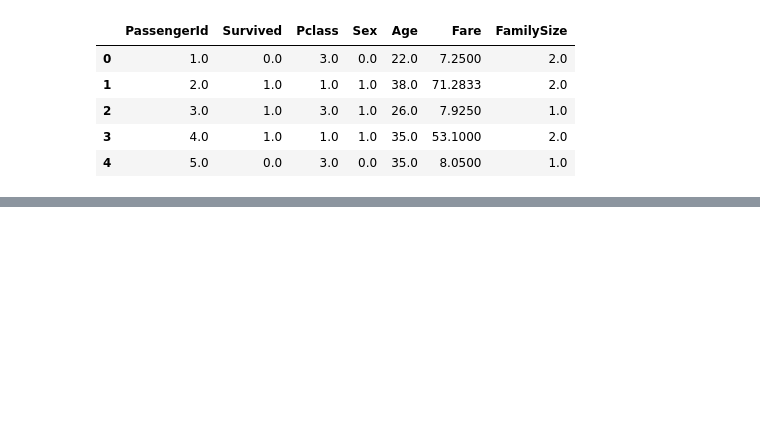
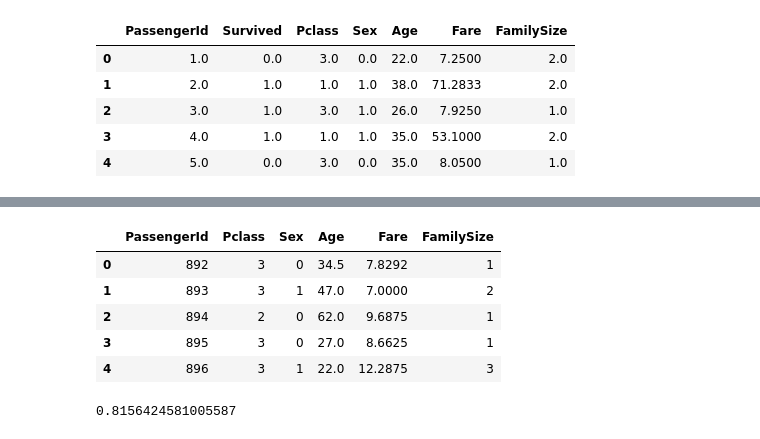
Before and after one commit to mal0101/Kaggle-Submissions, a Jupyter notebook: Titanic/titanic.ipynb, the cells around one changed output, grey strips where cells are left out. Saved outputs shown, nothing was run; the diff lists cells and outputs as text; code cells hidden in the pictures; blank space fills up the shorter version.

```diff
--- a/Titanic/titanic.ipynb
+++ b/Titanic/titanic.ipynb
@@ -216,0 +239,16 @@ data.head()
+# %%
+test_data = pd.read_csv('data/test.csv')
+test_data = test_data.drop(['Name', 'Embarked', 'Ticket', 'Cabin'], axis=1)
+# %%
+test_data.head()
+test_data['FamilySize'] = test_data['Parch'] + test_data['SibSp'] + 1
+test_data = test_data.drop(['SibSp', 'Parch'], axis=1)
+test_data["Sex"] = (test_data["Sex"] == "female").astype(int)
+test_data.head()
+# %% [output]
+|  | PassengerId | Pclass | Sex | Age | Fare | FamilySize |
+| 0 | 892 | 3 | 0 | 34.5 | 7.8292 | 1 |
+| 1 | 893 | 3 | 1 | 47.0 | 7.0000 | 2 |
+| 2 | 894 | 2 | 0 | 62.0 | 9.6875 | 1 |
+| 3 | 895 | 3 | 0 | 27.0 | 8.6625 | 1 |
+| 4 | 896 | 3 | 1 | 22.0 | 12.2875 | 3 |
@@ -216,0 +260,8 @@ data.head()
+# %%
+from sklearn.metrics import accuracy_score
+X_train, X_test, Y_train, Y_test = train_test_split(X, Y, test_size=0.2, random_state=42)
+y_pred = model.predict(X_test)
+accuracy = accuracy_score(Y_test, y_pred)
+print(accuracy)
+# %% [output]
+0.8156424581005587
```
Also changed, not shown: parts of 9 cells of this notebook, 2 other files.
